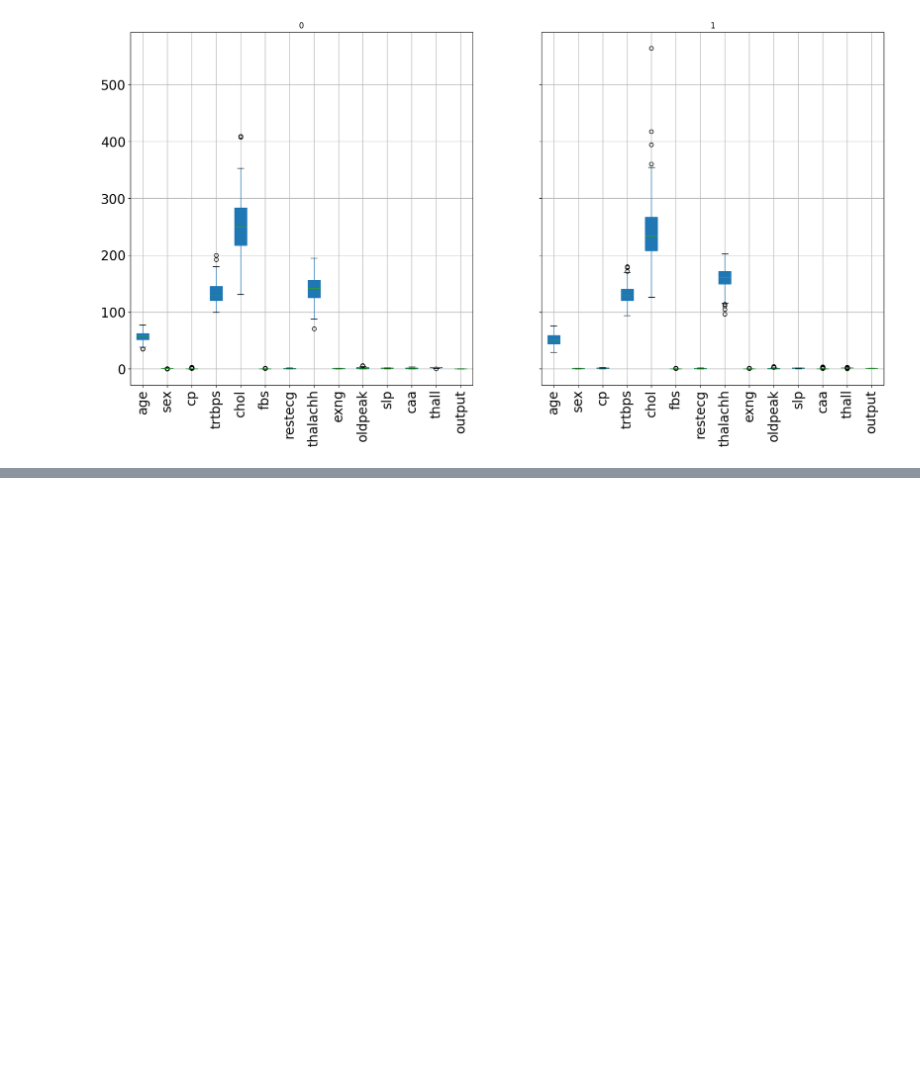
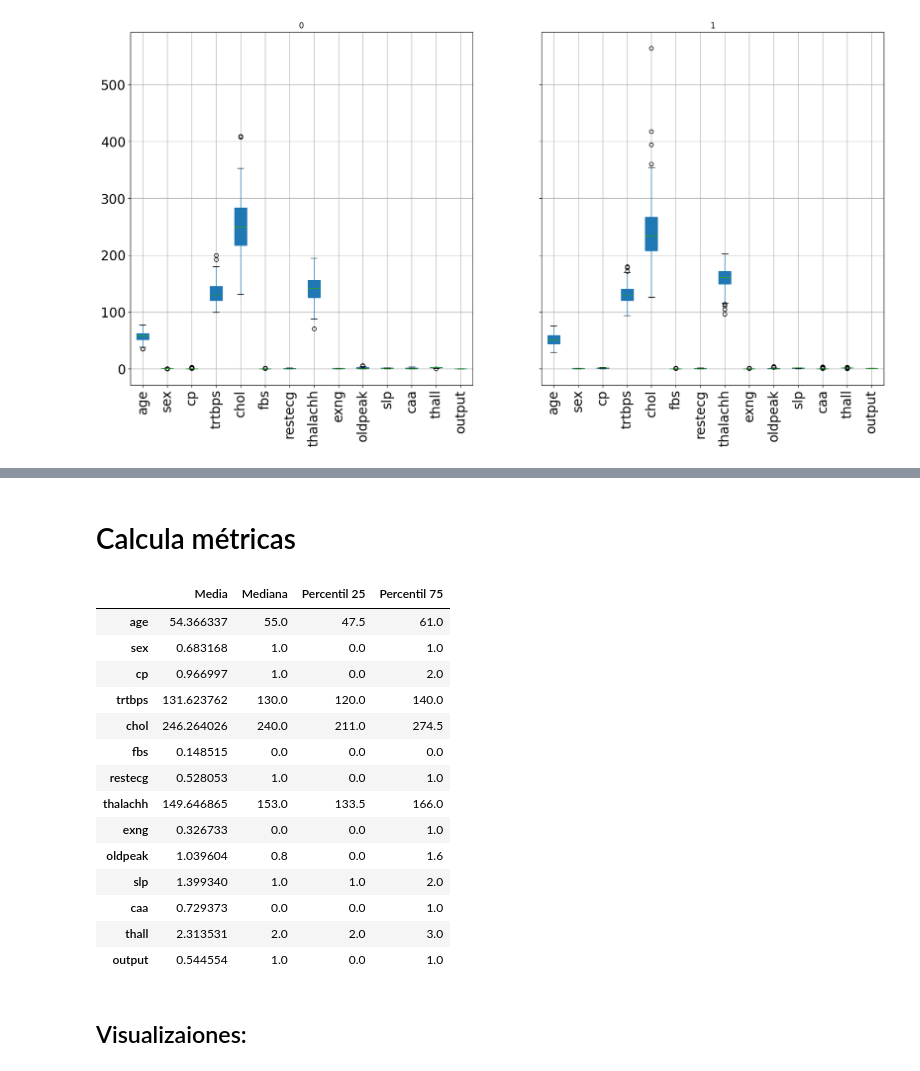
Before and after one commit to renemorenow/MachineLearning2, a Jupyter notebook: Prog_Basica_Python/Infarto_de_miocardio.ipynb, the cells around one changed output, grey strips where cells are left out. Cells and saved outputs as stored; diff of their text form; code cells hidden in the pictures; blank space fills up the shorter version.

```diff
--- a/Prog_Basica_Python/Infarto_de_miocardio.ipynb
+++ b/Prog_Basica_Python/Infarto_de_miocardio.ipynb
@@ -184,0 +207,30 @@ dtype: object
+# %% [markdown]
+# Calcula métricas
+# %%
+metricas = {
+    "Media": df.mean(),
+    "Mediana": df.median(),
+    "Percentil 25": df.quantile(0.25),
+    "Percentil 75": df.quantile(0.75)
+}
+
+metrics_df = pd.DataFrame(metricas)
+metrics_df
+# %% [output]
+|  | Media | Mediana | Percentil 25 | Percentil 75 |
+| age | 54.366337 | 55.0 | 47.5 | 61.0 |
+| sex | 0.683168 | 1.0 | 0.0 | 1.0 |
+| cp | 0.966997 | 1.0 | 0.0 | 2.0 |
+| trtbps | 131.623762 | 130.0 | 120.0 | 140.0 |
+| chol | 246.264026 | 240.0 | 211.0 | 274.5 |
+| fbs | 0.148515 | 0.0 | 0.0 | 0.0 |
+| restecg | 0.528053 | 1.0 | 0.0 | 1.0 |
+| thalachh | 149.646865 | 153.0 | 133.5 | 166.0 |
+| exng | 0.326733 | 0.0 | 0.0 | 1.0 |
+| oldpeak | 1.039604 | 0.8 | 0.0 | 1.6 |
+| slp | 1.399340 | 1.0 | 1.0 | 2.0 |
+| caa | 0.729373 | 0.0 | 0.0 | 1.0 |
+| thall | 2.313531 | 2.0 | 2.0 | 3.0 |
+| output | 0.544554 | 1.0 | 0.0 | 1.0 |
+# %% [markdown]
+## Visualizaiones:
```
Also changed, not shown: parts of 3 cells of this notebook.
